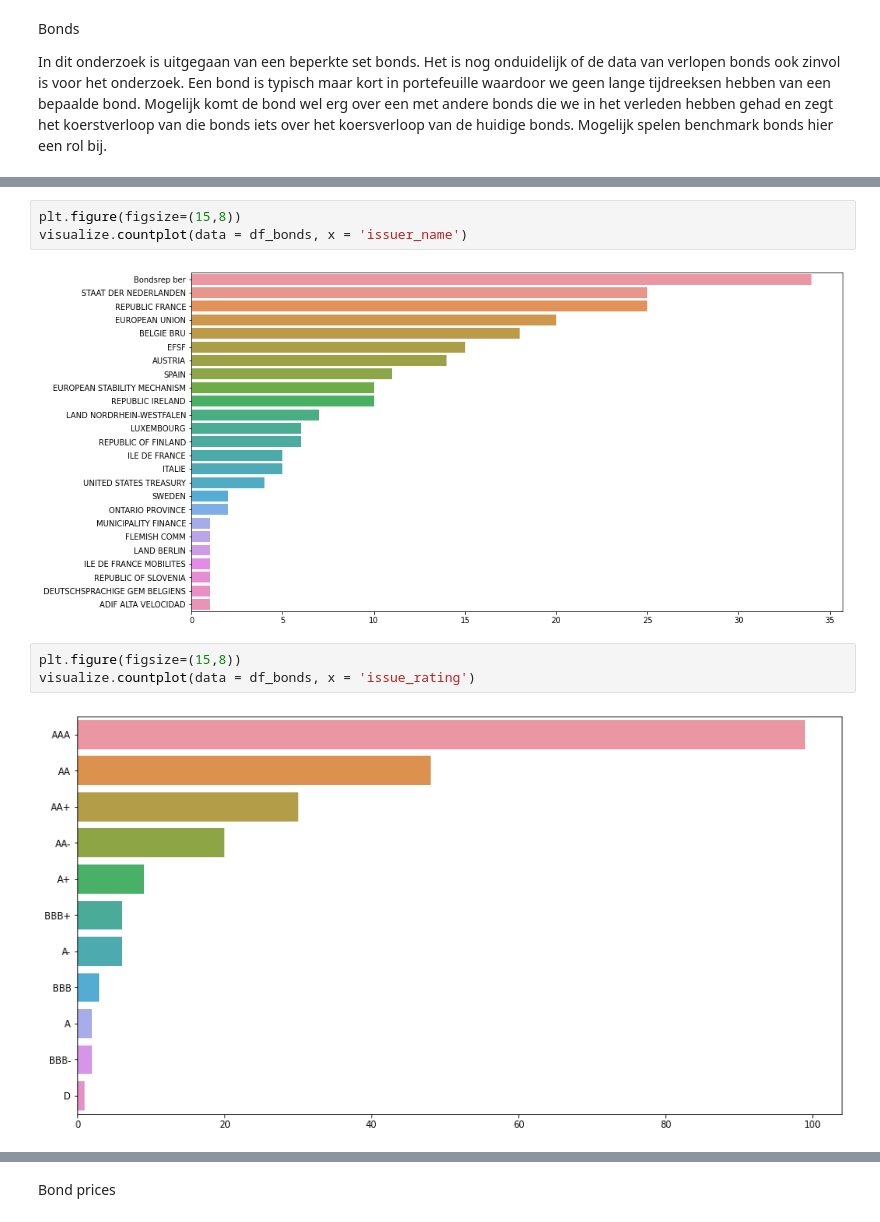
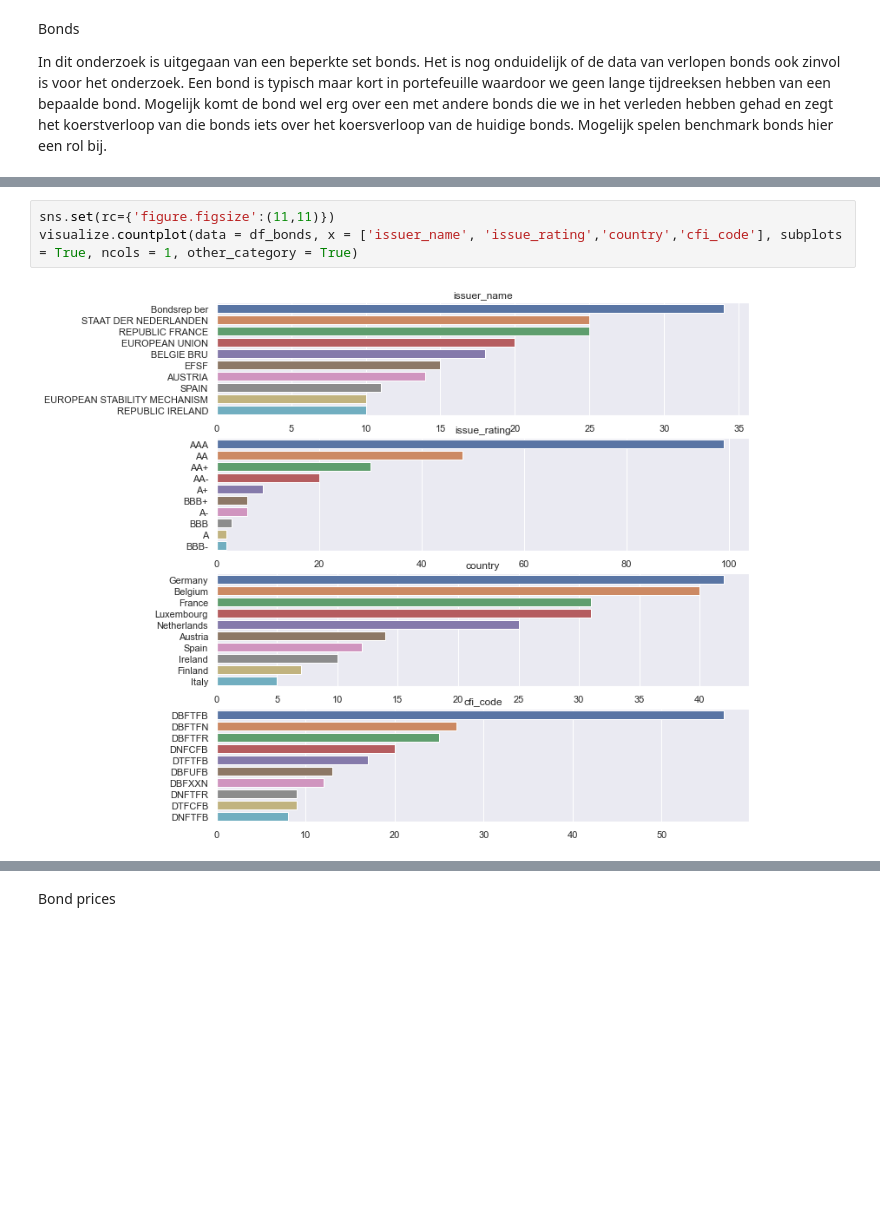
Before and after one commit to Merijn68/BondTrading, a Jupyter notebook: notebooks/03_data_exploratie.ipynb, the cells around one changed output, grey strips where cells are left out. Cells and saved outputs as stored; diff of their text form; blank space fills up the shorter version.

Commit message:
visualizatie

```diff
--- a/notebooks/03_data_exploratie.ipynb
+++ b/notebooks/03_data_exploratie.ipynb
@@ -31,10 +38,5 @@ df_bonds = make_dataset.read_pkl('bonds')
 # %%
-plt.figure(figsize=(15,8))
-visualize.countplot(data = df_bonds, x = 'issuer_name')
+sns.set(rc={'figure.figsize':(11,11)})
+visualize.countplot(data = df_bonds, x = ['issuer_name', 'issue_rating','country','cfi_code'], subplots = True, ncols = 1, other_category = True)
 # %% [output]
-[figure, old version]
+[figure, new version]
-# %%
-plt.figure(figsize=(15,8))
-visualize.countplot(data = df_bonds, x = 'issue_rating')
-# %% [output]
-[figure, removed]
```
Also changed, not shown: parts of 14 cells of this notebook, 1 other file.
